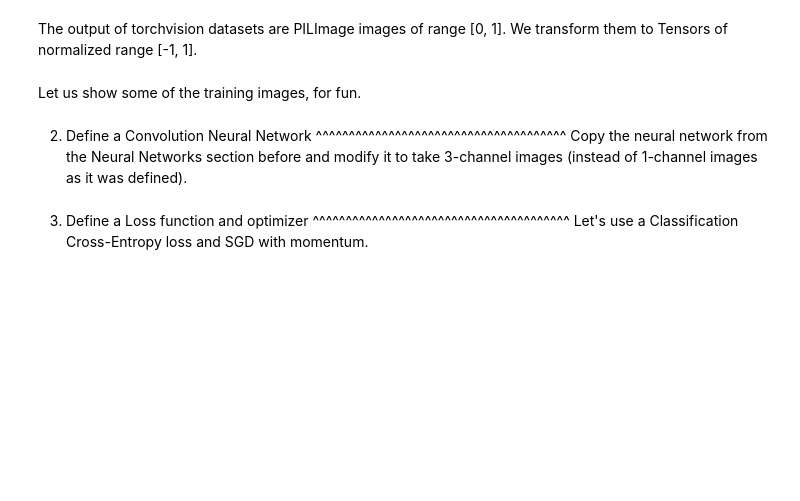
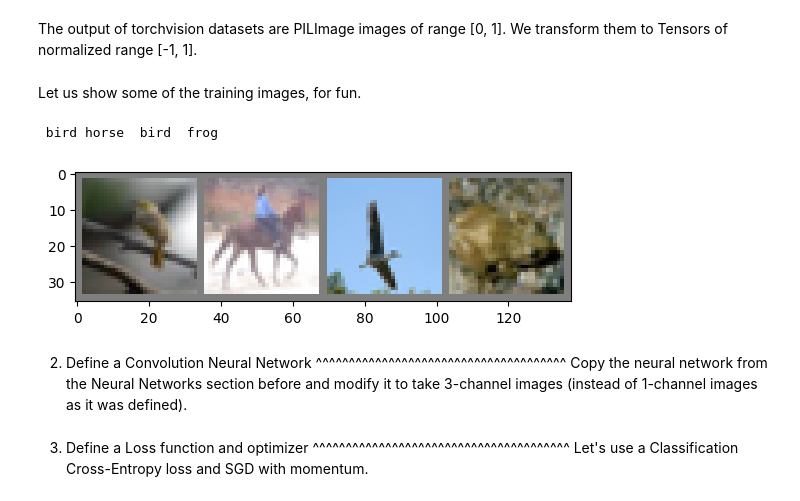
Before and after one commit to LaiTrongMinhTruong/cifar10_tutorial, a Jupyter notebook: _downloads/cifar10_tutorial.ipynb, the cells around one changed output. Drawn from its saved outputs; the diff is of its cells as text; code cells hidden in the pictures; blank space fills up the shorter version.

```diff
--- a/_downloads/cifar10_tutorial.ipynb
+++ b/_downloads/cifar10_tutorial.ipynb
@@ -85,24 +85,27 @@ Let us show some of the training images, for fun.
 # %%
 import matplotlib.pyplot as plt
 import numpy as np
 
 # functions to show an image
 
 
 def imshow(img):
     img = img / 2 + 0.5     # unnormalize
     npimg = img.numpy()
     plt.imshow(np.transpose(npimg, (1, 2, 0)))
 
 
 # get some random training images
 dataiter = iter(trainloader)
-images, labels = dataiter.next()
+images, labels = next(dataiter)
 
 # show images
 imshow(torchvision.utils.make_grid(images))
 # print labels
 print(' '.join('%5s' % classes[labels[j]] for j in range(4)))
+# %% [output]
+ bird horse  bird  frog
+[figure, added]
 # %% [markdown]
 2. Define a Convolution Neural Network
 ^^^^^^^^^^^^^^^^^^^^^^^^^^^^^^^^^^^^^^
```
Also changed, not shown: parts of 1 cell of this notebook.
